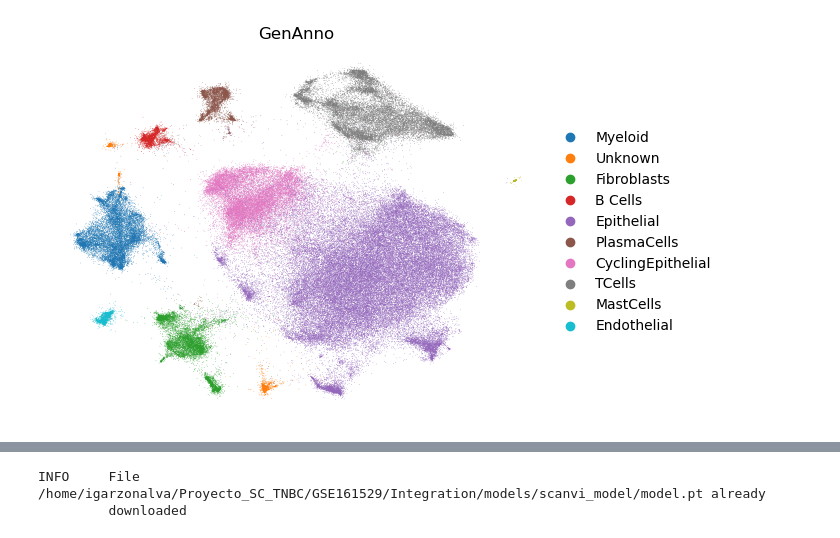
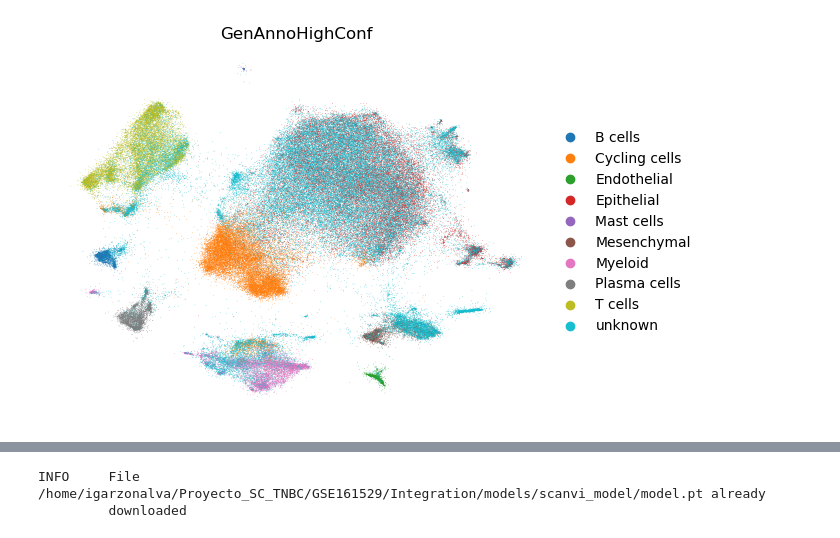
Before and after one commit to ignagarlav/Breast-Cancer-Heterogeneity, a Jupyter notebook: 02Integration/ExploreScAnviResults.ipynb, the cells around one changed output, grey strips where cells are left out. Saved outputs shown, nothing was run; the diff lists cells and outputs as text; code cells hidden in the pictures.

```diff
--- a/02Integration/ExploreScAnviResults.ipynb
+++ b/02Integration/ExploreScAnviResults.ipynb
@@ -19,12 +19,12 @@ AnnData object with n_obs × n_vars = 152319 × 18088
 # %%
 sc.pl.embedding(
     adata,
     basis="X_scanvi_MDE",
-    color=["GenAnno"],
+    color=["GenAnnoHighConf"],
     frameon=False,
     ncols=1)
 # %% [output]
-[figure, old version]
+[figure, new version]
 # %%
 import scvi
 # %%
```
Also changed, not shown: parts of 16 cells of this notebook, 1 other file.
